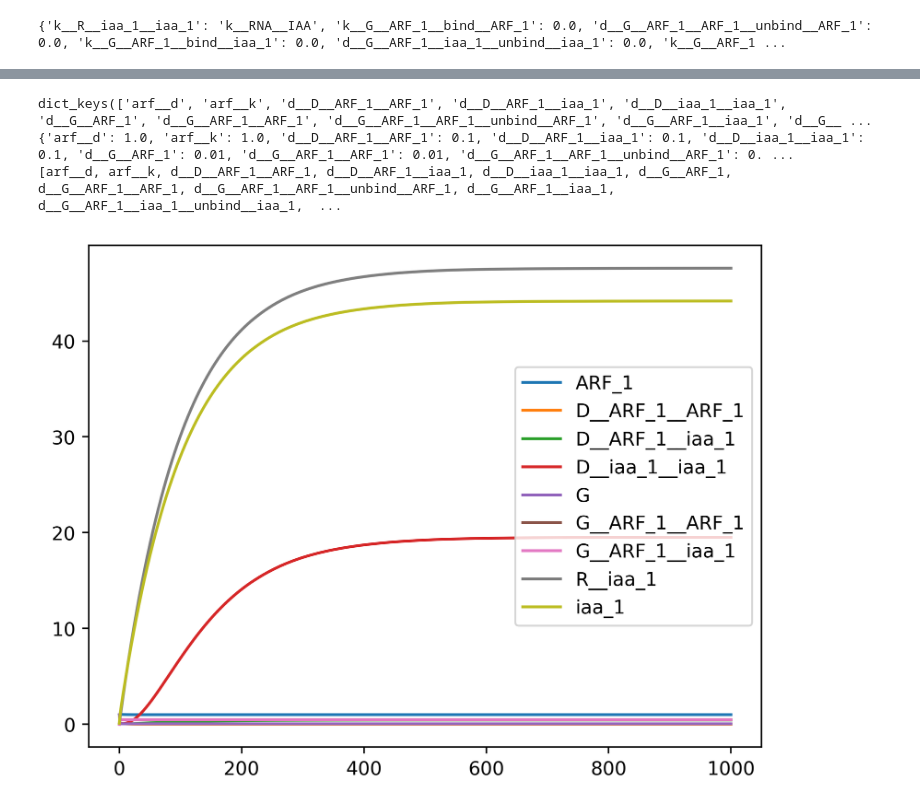
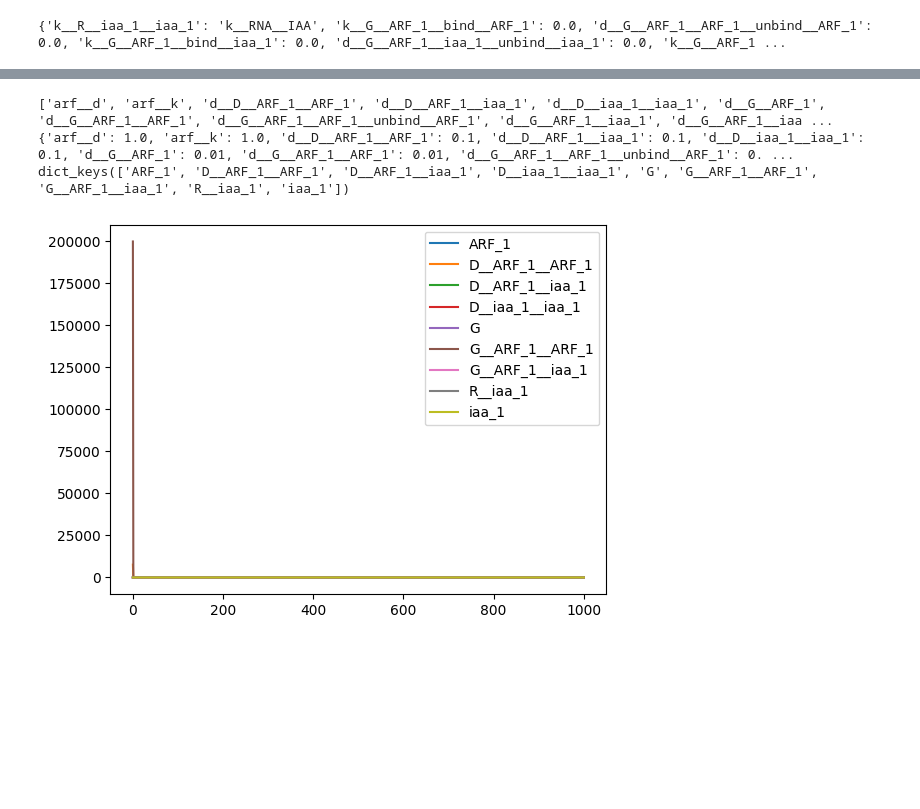
Before and after one commit to joeyshuttleworth/auxin_signalling_models, a Jupyter notebook: notebooks/degenerate_model_demonstration.ipynb, the cells around one changed output, grey strips where cells are left out. Cells and saved outputs as stored; diff of their text form; code cells hidden in the pictures; blank space fills up the shorter version.

```diff
--- a/notebooks/degenerate_model_demonstration.ipynb
+++ b/notebooks/degenerate_model_demonstration.ipynb
@@ -55,7 +55,11 @@ full_ic_dict = asp_model_full.get_default_initial_conditions()
 
 jac_func, inhomog_func = asp_model_r.get_promoter_ode_funcs(njitted=True)
 
+# Randomise parameters slightly
 reduced_param_dict = asp_model_r.get_default_parameters()
+for k in reduced_param_dict:
+    reduced_param_dict[k] *= 10**np.random.uniform(0, .1)
+
 reduced_ic_dict = asp_model_r.get_default_initial_conditions()
 
 full_param_dict = reduced_param_dict.copy()
@@ -63,7 +67,7 @@ full_param_dict = reduced_param_dict.copy()
 odes, free_variables, transition_rates, constraints = \
     asp_model_r.generate_ode_system(reduced=True)
 
-params = np.array(list(transition_rates.values())).astype(np.float64)
+params = np.array(list(asp_model_r.get_default_parameters().values()))
 
 jac = jac_func(np.array(list(reduced_ic_dict.values())).astype(np.float64),
                params,
@@ -76,5 +80,6 @@ initial_promoter_vars = np.linalg.solve(jac, -inhomog).flatten()
 initial_promoter_vars = np.concatenate([[1.0 - initial_promoter_vars.sum()], initial_promoter_vars])
 
 # We can set the initial conditions to be identical, but this produces less interesting plots:
-#for i, p in enumerate(promoter_symbols):
-#    full_ic_dict[p] = initial_promoter_vars[i]
+for i, p in enumerate(promoter_symbols):
+    # break
+    full_ic_dict[p] = initial_promoter_vars[i]
@@ -100,27 +150,30 @@ Matrix([[-2*ARF_1**2*k__D__ARF_1__ARF_1 - ARF_1*arf__d - ARF_1*iaa_1*k__D__ARF_1
 # %%
 
 full_param_dict = asp_model_full.get_default_parameters(parameter_subs_dict=asp_model_r.parameter_subs_dict)
 
+for k, v in reduced_param_dict.items():
+    full_param_dict[k] = v
+
 full_param_dict[promoter_timeconstant] = 1e-10
 
-print(full_param_dict.keys())
+print(list(full_param_dict.keys()))
 print(asp_model_full.get_default_parameters())
 
 full_solver = asp_model_full.make_forward_solver(parameter_subs_dict=full_parameter_subs_dict)
 sol2, succ = full_solver(ts, full_param_dict, full_ic_dict, 1, strict=False)
 
-plt.plot(ts, sol2, label=full_ic_dict.keys())
-# plt.plot(ts, sol2[:, -2], label=list(full_ic_dict.keys())[-2])
+print(full_ic_dict.keys())
+plt.plot(ts, sol2 / sol2[-1, :], label=full_ic_dict.keys())
 plt.legend()
 
 odes, free_variables, transition_rates, \
             _ = asp_model_r.generate_ode_system(
                                          reduced=True)
 # %% [output]
-dict_keys(['arf__d', 'arf__k', 'd__D__ARF_1__ARF_1', 'd__D__ARF_1__iaa_1', 'd__D__iaa_1__iaa_1', 'd__G__ARF_1', 'd__G__ARF_1__ARF_1', 'd__G__ARF_1__ARF_1__unbind__ARF_1', 'd__G__ARF_1__iaa_1', 'd__G__ ...
+['arf__d', 'arf__k', 'd__D__ARF_1__ARF_1', 'd__D__ARF_1__iaa_1', 'd__D__iaa_1__iaa_1', 'd__G__ARF_1', 'd__G__ARF_1__ARF_1', 'd__G__ARF_1__ARF_1__unbind__ARF_1', 'd__G__ARF_1__iaa_1', 'd__G__ARF_1__iaa ...
 {'arf__d': 1.0, 'arf__k': 1.0, 'd__D__ARF_1__ARF_1': 0.1, 'd__D__ARF_1__iaa_1': 0.1, 'd__D__iaa_1__iaa_1': 0.1, 'd__G__ARF_1': 0.01, 'd__G__ARF_1__ARF_1': 0.01, 'd__G__ARF_1__ARF_1__unbind__ARF_1': 0. ...
-[arf__d, arf__k, d__D__ARF_1__ARF_1, d__D__ARF_1__iaa_1, d__D__iaa_1__iaa_1, d__G__ARF_1, d__G__ARF_1__ARF_1, d__G__ARF_1__ARF_1__unbind__ARF_1, d__G__ARF_1__iaa_1, d__G__ARF_1__iaa_1__unbind__iaa_1,  ...
+dict_keys(['ARF_1', 'D__ARF_1__ARF_1', 'D__ARF_1__iaa_1', 'D__iaa_1__iaa_1', 'G', 'G__ARF_1__ARF_1', 'G__ARF_1__iaa_1', 'R__iaa_1', 'iaa_1'])
-[figure, old version]
+[figure, new version]
 # %%
 cmap = sns.color_palette('rocket', as_cmap=True)
 
```
Also changed, not shown: parts of 5 cells of this notebook.
